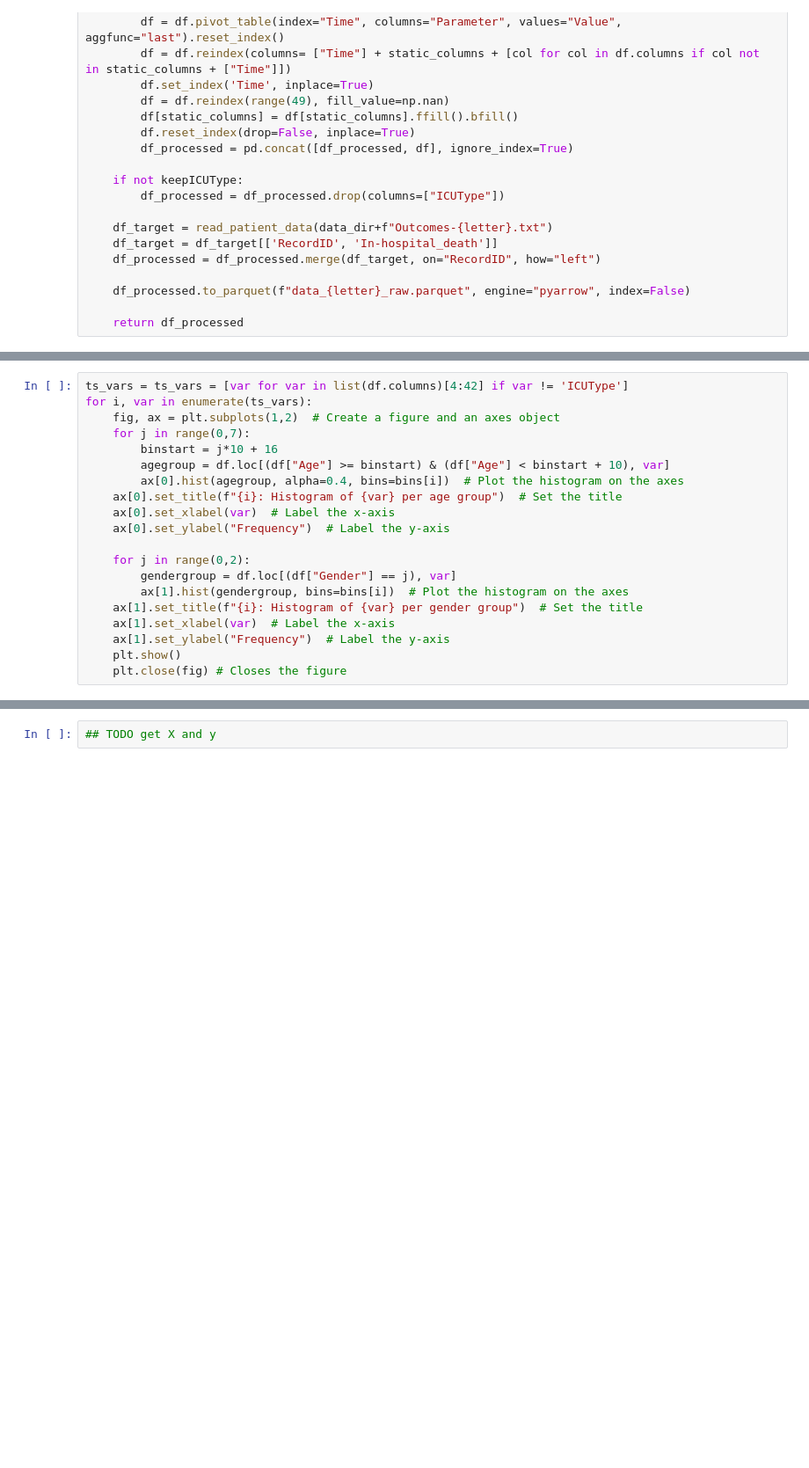
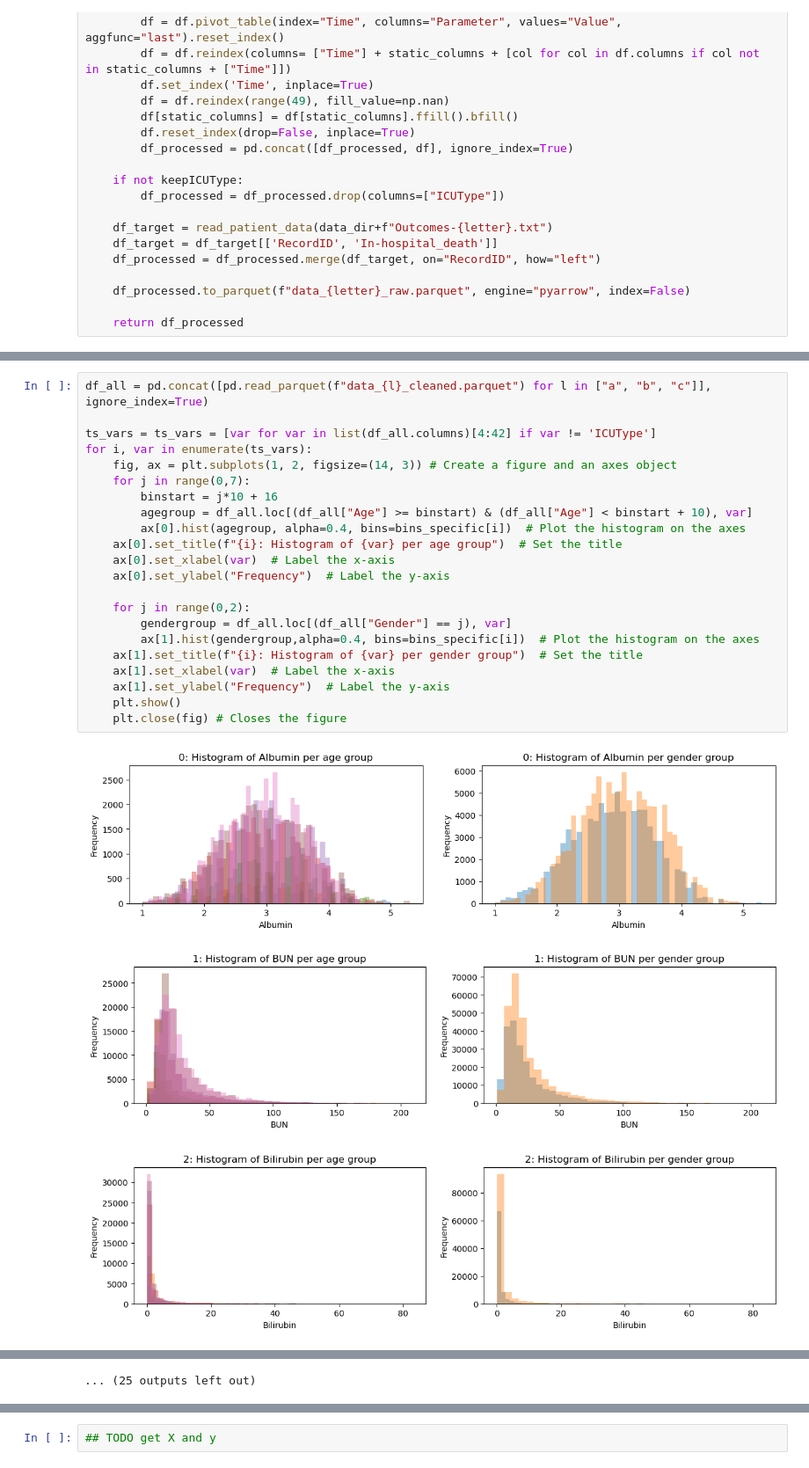
Before and after one commit to KarlDeck/ML4HC_P1, a Jupyter notebook: Project1.ipynb, the cells around one changed output, grey strips where cells are left out. Shown at 88% size. Drawn from its saved outputs; the diff is of its cells as text; blank space fills up the shorter version.

```diff
--- a/Project1.ipynb
+++ b/Project1.ipynb
@@ -105,20 +269,26 @@ None
 # %%
-ts_vars = ts_vars = [var for var in list(df.columns)[4:42] if var != 'ICUType']
+df_all = pd.concat([pd.read_parquet(f"data_{l}_cleaned.parquet") for l in ["a", "b", "c"]], ignore_index=True)
+
+ts_vars = ts_vars = [var for var in list(df_all.columns)[4:42] if var != 'ICUType']
 for i, var in enumerate(ts_vars):
-    fig, ax = plt.subplots(1,2)  # Create a figure and an axes object
+    fig, ax = plt.subplots(1, 2, figsize=(14, 3)) # Create a figure and an axes object
     for j in range(0,7):
         binstart = j*10 + 16
-        agegroup = df.loc[(df["Age"] >= binstart) & (df["Age"] < binstart + 10), var]
-        ax[0].hist(agegroup, alpha=0.4, bins=bins[i])  # Plot the histogram on the axes
+        agegroup = df_all.loc[(df_all["Age"] >= binstart) & (df_all["Age"] < binstart + 10), var]
+        ax[0].hist(agegroup, alpha=0.4, bins=bins_specific[i])  # Plot the histogram on the axes
     ax[0].set_title(f"{i}: Histogram of {var} per age group")  # Set the title
     ax[0].set_xlabel(var)  # Label the x-axis
     ax[0].set_ylabel("Frequency")  # Label the y-axis
 
     for j in range(0,2):
-        gendergroup = df.loc[(df["Gender"] == j), var]
-        ax[1].hist(gendergroup, bins=bins[i])  # Plot the histogram on the axes
+        gendergroup = df_all.loc[(df_all["Gender"] == j), var]
+        ax[1].hist(gendergroup,alpha=0.4, bins=bins_specific[i])  # Plot the histogram on the axes
     ax[1].set_title(f"{i}: Histogram of {var} per gender group")  # Set the title
     ax[1].set_xlabel(var)  # Label the x-axis
     ax[1].set_ylabel("Frequency")  # Label the y-axis
     plt.show()
     plt.close(fig) # Closes the figure
+# %% [output]
+[figure, added]
+[figure, added]
+[figure, added]
@@ -125 +304,2 @@ for i, var in enumerate(ts_vars):
+... (25 outputs left out)
 # %% [markdown]
```
Also changed, not shown: parts of 41 cells of this notebook.
